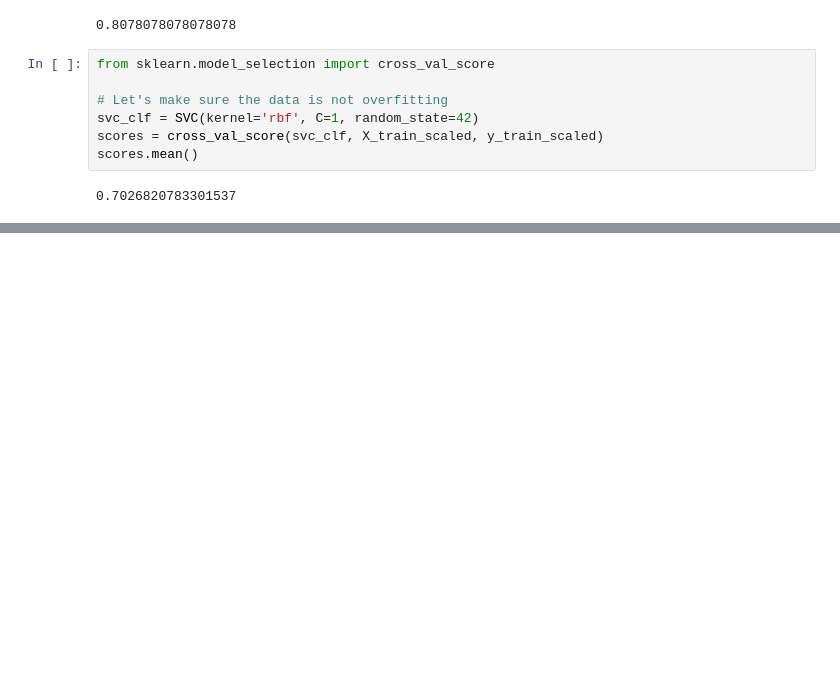
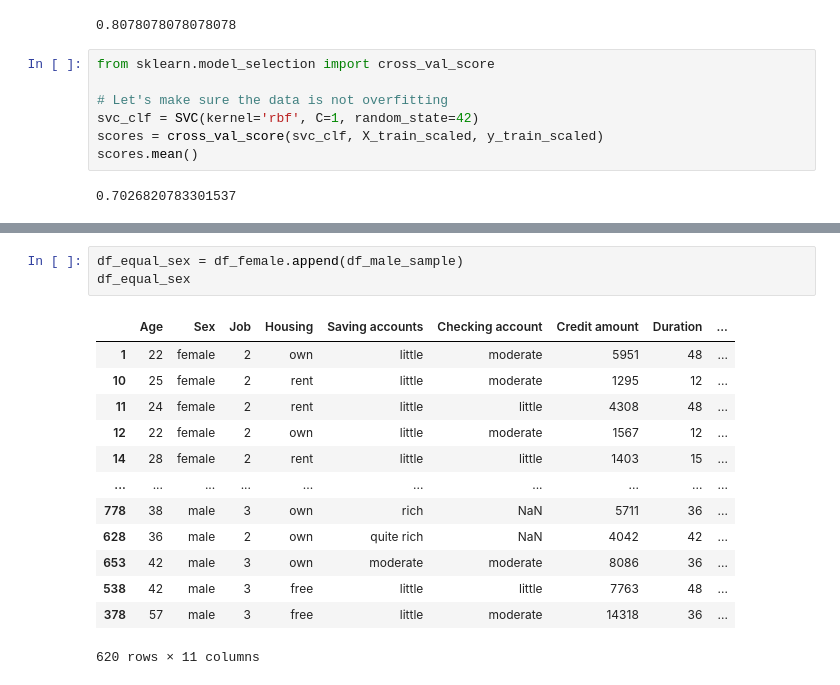
Before and after one commit to mattchap2/bias-in-ai, a Jupyter notebook: code-implementation.ipynb, the cells around one changed output, grey strips where cells are left out. Drawn from its saved outputs; the diff is of its cells as text; blank space fills up the shorter version.

```diff
--- a/code-implementation.ipynb
+++ b/code-implementation.ipynb
@@ -630,0 +672,17 @@ accuracy_score(y_test_scaled, y_pred)
+# %%
+df_equal_sex = df_female.append(df_male_sample)
+df_equal_sex
+# %% [output]
+|  | Age | Sex | Job | Housing | Saving accounts | Checking account | Credit amount | Duration | ... |
+| 1 | 22 | female | 2 | own | little | moderate | 5951 | 48 | ... |
+| 10 | 25 | female | 2 | rent | little | moderate | 1295 | 12 | ... |
+| 11 | 24 | female | 2 | rent | little | little | 4308 | 48 | ... |
+| 12 | 22 | female | 2 | own | little | moderate | 1567 | 12 | ... |
+| 14 | 28 | female | 2 | rent | little | little | 1403 | 15 | ... |
+| ... | ... | ... | ... | ... | ... | ... | ... | ... | ... |
+| 778 | 38 | male | 3 | own | rich | NaN | 5711 | 36 | ... |
+| 628 | 36 | male | 2 | own | quite rich | NaN | 4042 | 42 | ... |
+| 653 | 42 | male | 3 | own | moderate | moderate | 8086 | 36 | ... |
+| 538 | 42 | male | 3 | free | little | little | 7763 | 48 | ... |
+| 378 | 57 | male | 3 | free | little | moderate | 14318 | 36 | ... |
+620 rows × 11 columns
```
Also changed, not shown: parts of 25 cells of this notebook.
